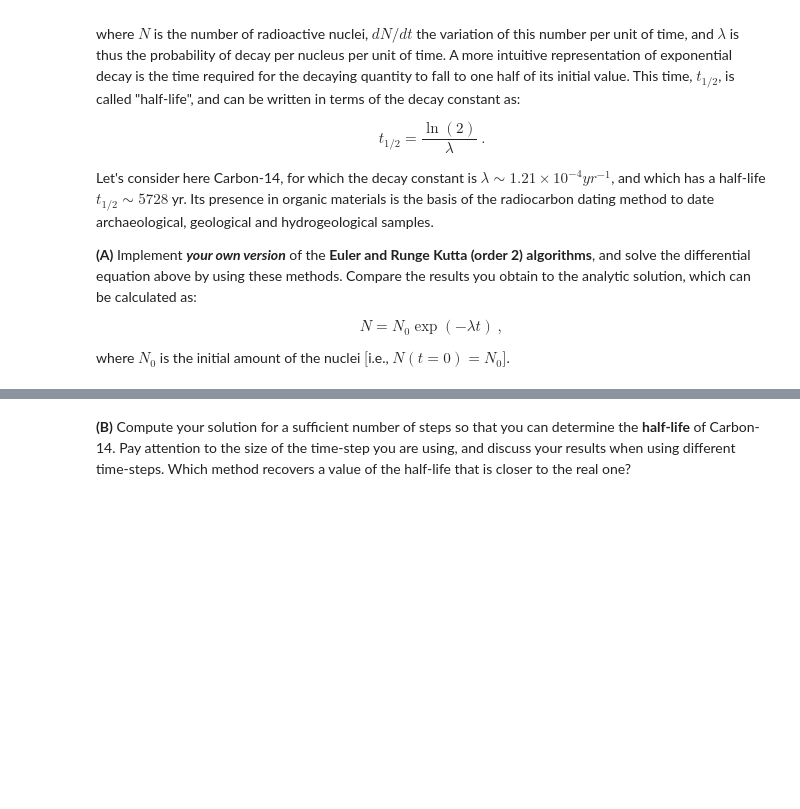
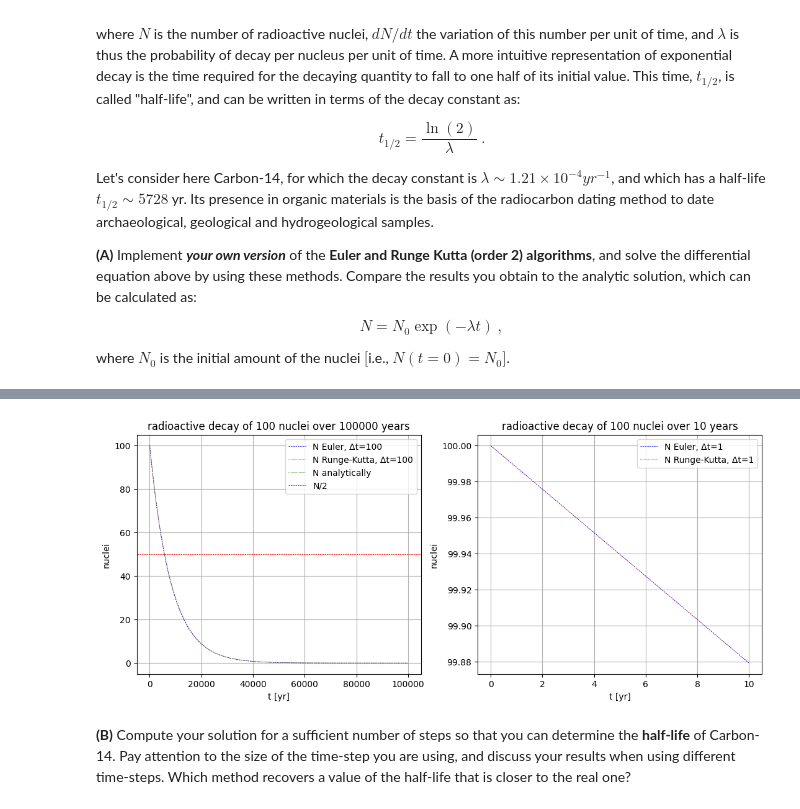
Before and after one commit to ThomasSchallar/NUM, a Jupyter notebook: Exercise Sheet 6.ipynb, the cells around one changed output, grey strips where cells are left out. Saved outputs shown, nothing was run; the diff lists cells and outputs as text; code cells hidden in the pictures; blank space fills up the shorter version.

```diff
--- a/Exercise Sheet 6.ipynb
+++ b/Exercise Sheet 6.ipynb
@@ -70,3 +32,83 @@ plt.show()
+# %%
+lamb = 1.21 * 10**(-4)
+halflife = log(2)/lamb
+
+from numpy import exp
+
+def solveEuler( tMax, d, N0, Nlimit=None ):
+  N= [ N0 ]
+  T= [ 0 ]
+  iterations= int( tMax / d )
+  for n in range( iterations ):
+    N.append( N[n] * ( 1 - d * lamb ) )
+    T.append( T[n] + d )
+    if Nlimit is not None and N[n] < Nlimit:
+      break
+  return T, N
+
+def solveRunge( tMax, d, N0, Nlimit=None ):
+  N= [ N0 ]
+  T= [ 0 ]
+  iterations= int( tMax / d )
+  for n in range( iterations ):
+    k1= -lamb * N[n]
+    k2= -lamb * ( N[n] + (d/2) * k1 )
+    N.append( N[n] + d * k2 )
+    T.append( T[n] + d )
+    if Nlimit is not None and N[n] < Nlimit:
+      break
+  return T, N
+
+def solveExact( tMax, d, N0, Nlimit=None ):
+  N= [ N0 ]
+  T= [ 0 ]
+  iterations= int( tMax / d )
+  for n in range( iterations ):
+    N.append ( N0 * exp( -lamb * n * d ) )
+    T.append( T[n] + d )
+    if Nlimit is not None and N[n] < Nlimit:
+      break
+  return T, N
+
+
+fig, axs= plt.subplots( nrows=1, ncols=2, figsize=(13,5) )
+
+tMax= 100000   # calculate for [yrs]
+d= 100         # timestep [yrs]
+N0= 100        # initial amount of nuclei
+T, Neuler= solveEuler( tMax, d, N0 )
+_, Nrunge= solveRunge( tMax, d, N0 )
+_, Nexact= solveExact( tMax, d, N0 )
+
+axs[0].set_title( f'radioactive decay of {N0} nuclei over {tMax} years' )
+axs[0].set_xlabel( 't [yr]' )
+axs[0].set_ylabel( 'nuclei' )
+axs[0].plot( T, Neuler, color='blue', linewidth=0.5, linestyle='--', label=f'N Euler, Δt={d}' )
+axs[0].plot( T, Nrunge, color='red', linewidth=0.5, linestyle=':', label=f'N Runge-Kutta, Δt={d}' )
+axs[0].plot( T, Nexact, color='green', linewidth=0.5, linestyle=':', label=f'N analytically' )
+axs[0].axhline( y=N0/2, color='red', linewidth=0.5, linestyle='--', label='N/2' )
+axs[0].grid()
+axs[0].legend()
+
+tMax= 10   # calculate for [yrs]
+d= 1         # timestep [yrs]
+N0= 100        # initial amount of nuclei
+T, Neuler= solveEuler( tMax, d, N0 )
+_, Nrunge= solveRunge( tMax, d, N0 )
+
+axs[1].set_title( f'radioactive decay of {N0} nuclei over {tMax} years' )
+axs[1].set_xlabel( 't [yr]' )
+axs[1].set_ylabel( 'nuclei' )
+axs[1].plot( T, Neuler, color='blue', linewidth=0.5, linestyle='--', label=f'N Euler, Δt={d}' )
+axs[1].plot( T, Nrunge, color='red', linewidth=0.5, linestyle=':', label=f'N Runge-Kutta, Δt={d}' )
+axs[1].grid()
+axs[1].legend()
+
+plt.show()
+
+#EOF
+# %% [output]
+[figure, added]
 # %% [markdown]
 
 **(B)** Compute your solution for a sufficient number of steps so that you can determine the **half-life** of Carbon-14. Pay attention to the size of the time-step you are using, and discuss your results when using different time-steps. Which method recovers a value of the half-life that is closer to the real one?
```
Also changed, not shown: parts of 9 cells of this notebook, 1 other file.
